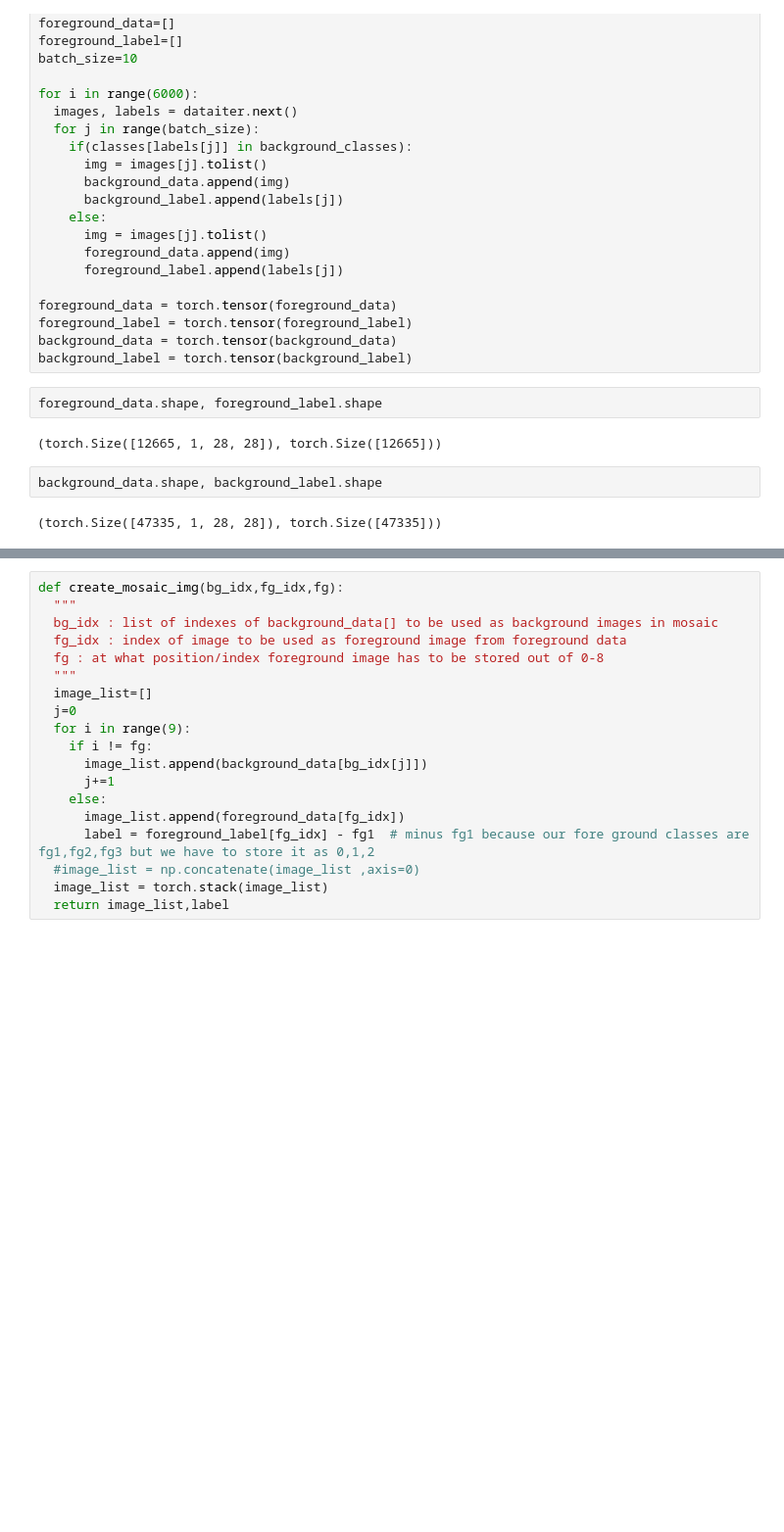
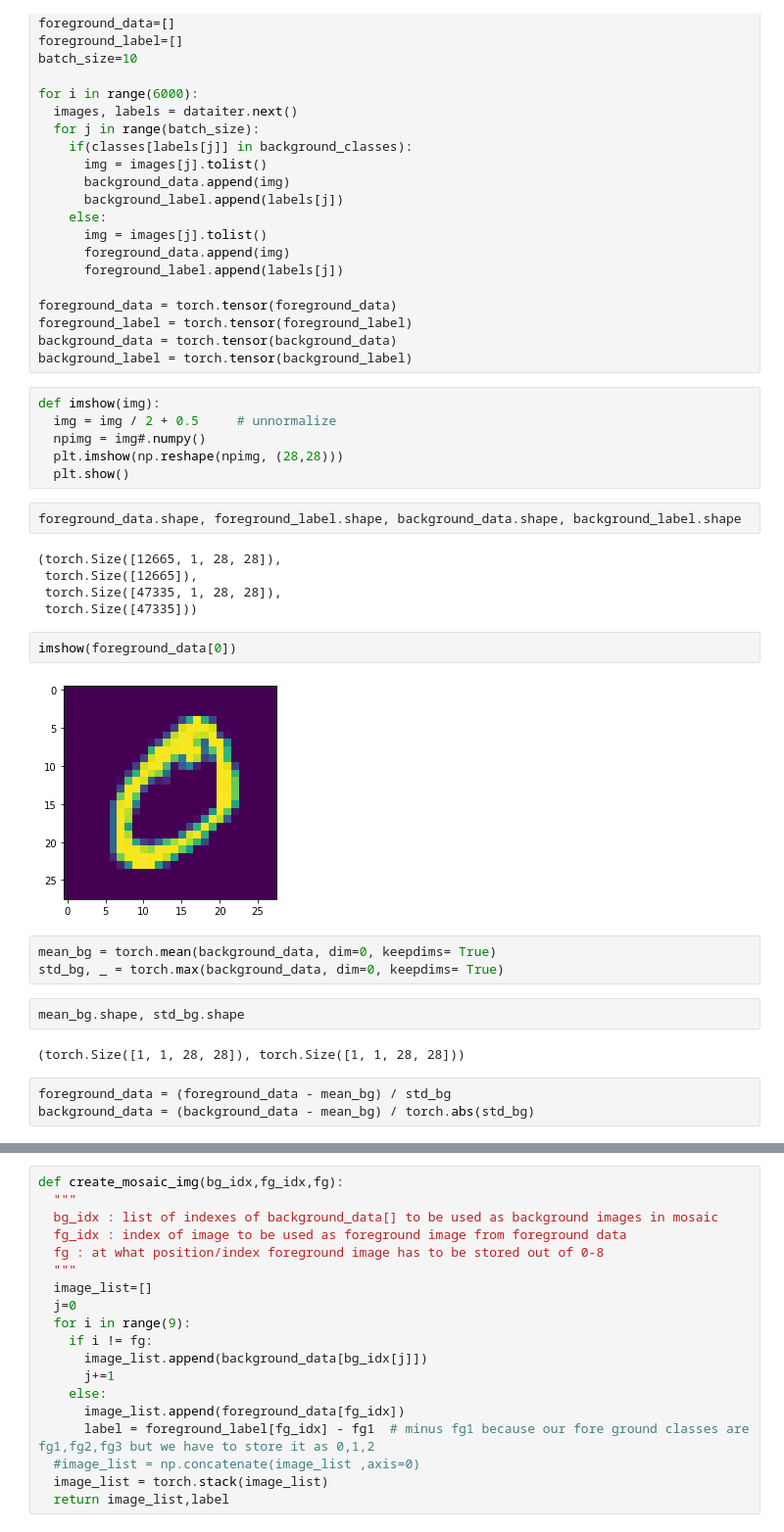
Before and after one commit to lnpandey/IITM_Research_Interpretability_of_Attention_Networks, a Jupyter notebook: CODS_COMAD/CIN/Mnist_10k_linear_alpha_0_2.ipynb, the cells around one changed output, grey strips where cells are left out. Shown at 98% size. Cells and saved outputs as stored; diff of their text form; blank space fills up the shorter version.

```diff
--- a/CODS_COMAD/CIN/Mnist_10k_linear_alpha_0_2.ipynb
+++ b/CODS_COMAD/CIN/Mnist_10k_linear_alpha_0_2.ipynb
@@ -87,11 +89,30 @@ foreground_data = torch.tensor(foreground_data)
 foreground_label = torch.tensor(foreground_label)
 background_data = torch.tensor(background_data)
 background_label = torch.tensor(background_label)
+# %%
+def imshow(img):
+  img = img / 2 + 0.5     # unnormalize
+  npimg = img#.numpy()
+  plt.imshow(np.reshape(npimg, (28,28)))
+  plt.show()
 # %%
-foreground_data.shape, foreground_label.shape
+foreground_data.shape, foreground_label.shape, background_data.shape, background_label.shape
 # %% [output]
-(torch.Size([12665, 1, 28, 28]), torch.Size([12665]))
+(torch.Size([12665, 1, 28, 28]),
+ torch.Size([12665]),
+ torch.Size([47335, 1, 28, 28]),
+ torch.Size([47335]))
+# %%
+imshow(foreground_data[0])
+# %% [output]
+[figure, added]
+# %%
+mean_bg = torch.mean(background_data, dim=0, keepdims= True)
+std_bg, _ = torch.max(background_data, dim=0, keepdims= True)
 # %%
-background_data.shape, background_label.shape
+mean_bg.shape, std_bg.shape
 # %% [output]
-(torch.Size([47335, 1, 28, 28]), torch.Size([47335]))
+(torch.Size([1, 1, 28, 28]), torch.Size([1, 1, 28, 28]))
+# %%
+foreground_data = (foreground_data - mean_bg) / std_bg
+background_data = (background_data - mean_bg) / torch.abs(std_bg)
```
Also changed, not shown: parts of 14 cells of this notebook, 2 other files.
